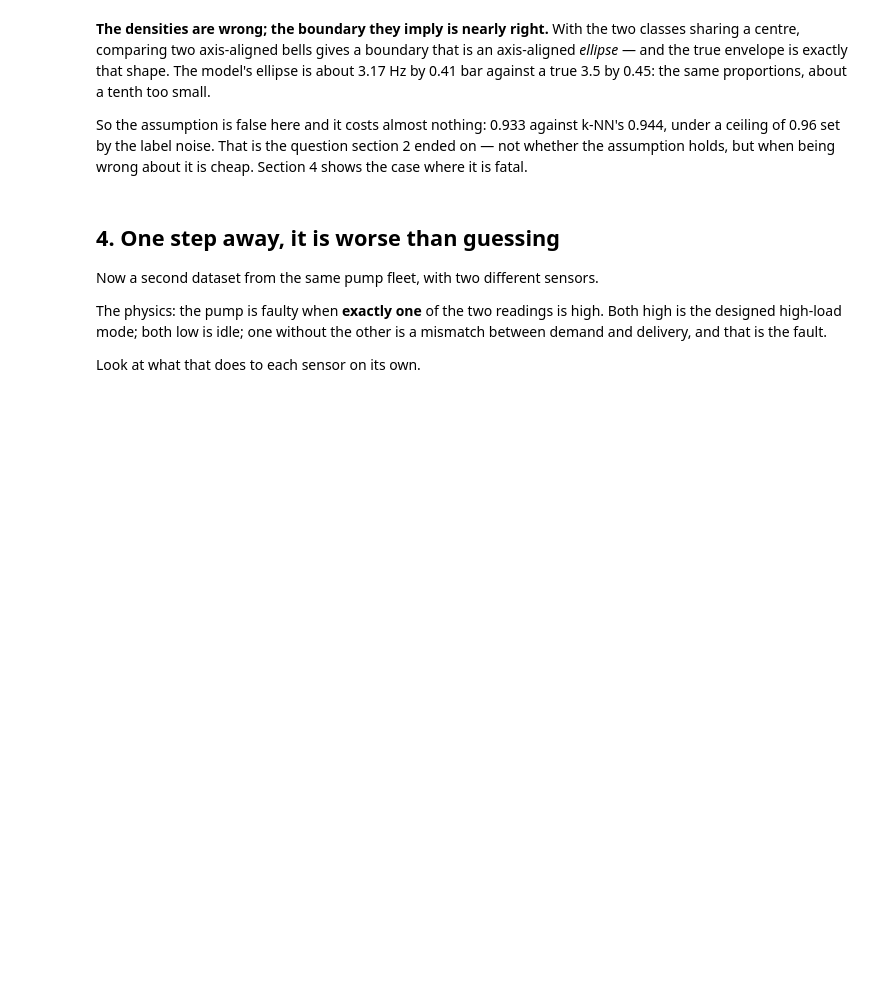
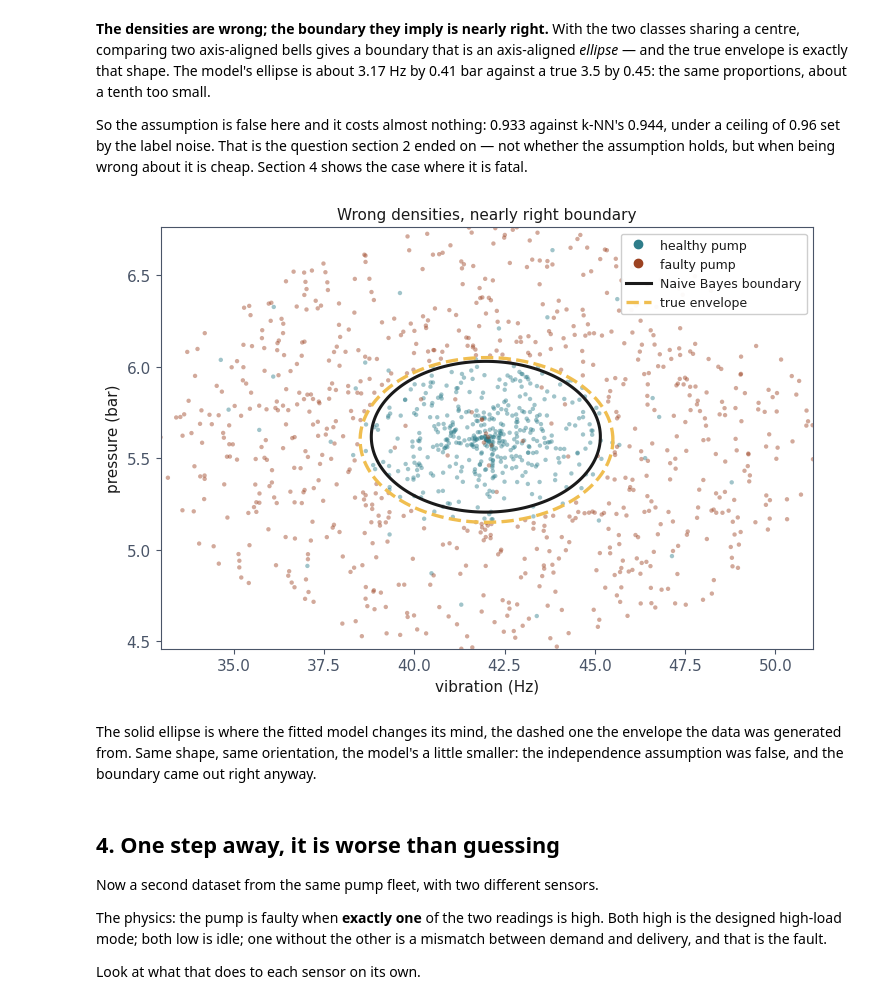
Before and after one commit to fabioantonini/technologies-for-artificial-intelligence, a Jupyter notebook: Lessons/06_knn_naive_bayes_svm/Notebooks/02_naive_bayes.ipynb, the cells around one changed output. Cells and saved outputs as stored; diff of their text form; code cells hidden in the pictures; blank space fills up the shorter version.

```diff
--- a/Lessons/06_knn_naive_bayes_svm/Notebooks/02_naive_bayes.ipynb
+++ b/Lessons/06_knn_naive_bayes_svm/Notebooks/02_naive_bayes.ipynb
@@ -367,6 +367,48 @@ So the assumption is false here and it costs almost nothing: 0.933 against
 k-NN's 0.944, under a ceiling of 0.96 set by the label noise. That is the
 question section 2 ended on — not whether the assumption holds, but when being
 wrong about it is cheap. Section 4 shows the case where it is fatal.
+# %%
+# The same finding, drawn: the boundary the fitted model draws against the
+# envelope the pumps were generated from.
+from matplotlib.lines import Line2D
+from pump_data import TARGET_PRESSURE, TARGET_VIBRATION
+
+gv = np.linspace(X["vibration_hz"].min(), X["vibration_hz"].max(), 300)
+gp = np.linspace(X["pressure_bar"].min(), X["pressure_bar"].max(), 300)
+VV, PP = np.meshgrid(gv, gp)
+p_faulty = gnb.predict_proba(pd.DataFrame({"vibration_hz": VV.ravel(),
+                                           "pressure_bar": PP.ravel()}))[:, 1]
+
+fig, ax = plt.subplots(figsize=(7.4, 5.2))
+ax.scatter(X.loc[y == 0, "vibration_hz"], X.loc[y == 0, "pressure_bar"],
+           s=10, color=TEAL, alpha=.45, edgecolor="none")
+ax.scatter(X.loc[y == 1, "vibration_hz"], X.loc[y == 1, "pressure_bar"],
+           s=10, color=RUST, alpha=.45, edgecolor="none")
+ax.contour(VV, PP, p_faulty.reshape(VV.shape), levels=[0.5], colors=[INK],
+           linewidths=2.2)
+angle = np.linspace(0, 2 * np.pi, 400)
+ax.plot(TARGET_VIBRATION + VIBRATION_SD * ENVELOPE_RADIUS * np.cos(angle),
+        TARGET_PRESSURE + PRESSURE_SD * ENVELOPE_RADIUS * np.sin(angle),
+        color=GOLD, linestyle="--", linewidth=2.4)
+ax.legend(handles=[
+    Line2D([], [], marker="o", linestyle="", color=TEAL, label="healthy pump"),
+    Line2D([], [], marker="o", linestyle="", color=RUST, label="faulty pump"),
+    Line2D([], [], color=INK, linewidth=2.2, label="Naive Bayes boundary"),
+    Line2D([], [], color=GOLD, linestyle="--", linewidth=2.4, label="true envelope")],
+    fontsize=9, loc="upper right", framealpha=.95)
+ax.set_xlabel("vibration (Hz)"); ax.set_ylabel("pressure (bar)")
+ax.set_title("Wrong densities, nearly right boundary", fontsize=11)
+fig.tight_layout()
+fig.savefig(FIGURES / "nb_boundary_vs_envelope.png", dpi=150,
+            bbox_inches="tight", facecolor="white")
+plt.show()
+# %% [output]
+[figure, added]
+# %% [markdown]
+The solid ellipse is where the fitted model changes its mind, the dashed one
+the envelope the data was generated from. Same shape, same orientation, the
+model's a little smaller: the independence assumption was false, and the
+boundary came out right anyway.
 # %% [markdown]
 ## 4. One step away, it is worse than guessing
 
```
Also changed, not shown: 11 other files.
